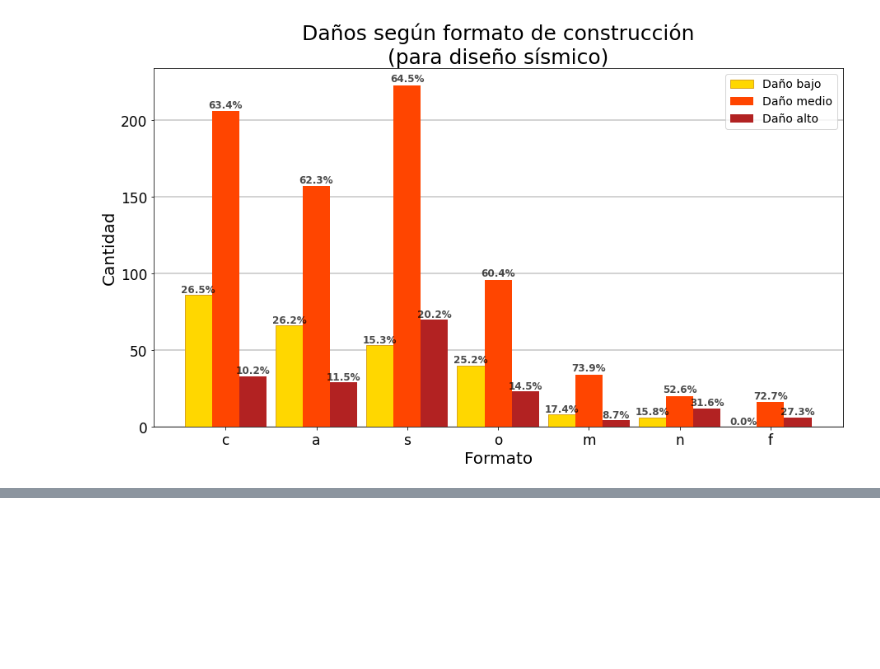
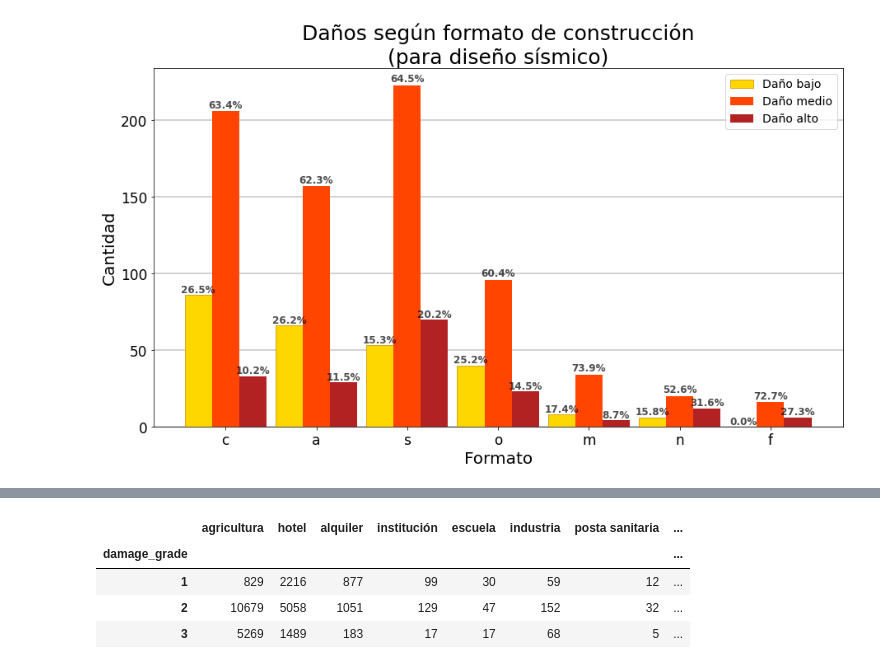
Before and after one commit to ffelfis/OrgaDatosTPs, a Jupyter notebook: TP1/nb_facundo.ipynb, the cells around one changed output, grey strips where cells are left out. Cells and saved outputs as stored; diff of their text form; code cells hidden in the pictures; blank space fills up the shorter version.

Commit message:
Agrega análisis de usos secundarios

```diff
--- a/TP1/nb_facundo.ipynb
+++ b/TP1/nb_facundo.ipynb
@@ -1610,0 +1665,86 @@ plt.show()
+# %%
+columnas = ['has_secondary_use_agriculture', 'has_secondary_use_hotel',
+       'has_secondary_use_rental', 'has_secondary_use_institution',
+       'has_secondary_use_school', 'has_secondary_use_industry',
+       'has_secondary_use_health_post', 'has_secondary_use_gov_office',
+       'has_secondary_use_use_police', 'has_secondary_use_other',
+       'damage_grade']
+
+df_secondary = df[columnas]
+# %%
+# Se arma Datafrae de daños para edificaciones con usos secundarios
+df_dmg_by_sec_use = df_secondary\
+  .loc[: , ['has_secondary_use_agriculture', 'damage_grade']]\
+  .groupby('damage_grade').agg({'has_secondary_use_agriculture':'sum'})\
+  .rename(columns={'has_secondary_use_agriculture':'agricultura'})
+
+df_dmg_by_sec_use = df_dmg_by_sec_use\
+  .merge(df_secondary\
+         .loc[: , ['has_secondary_use_hotel', 'damage_grade']]\
+         .groupby('damage_grade').agg({'has_secondary_use_hotel':'sum'})\
+         .rename(columns={'has_secondary_use_hotel':'hotel'}), \
+         on='damage_grade', how='left')
+
+df_dmg_by_sec_use = df_dmg_by_sec_use\
+  .merge(df_secondary\
+         .loc[: , ['has_secondary_use_rental', 'damage_grade']]\
+         .groupby('damage_grade').agg({'has_secondary_use_rental':'sum'})\
+         .rename(columns={'has_secondary_use_rental':'alquiler'}), \
+         on='damage_grade', how='left')
+
+df_dmg_by_sec_use = df_dmg_by_sec_use\
+  .merge(df_secondary\
+         .loc[: , ['has_secondary_use_institution', 'damage_grade']]\
+         .groupby('damage_grade').agg({'has_secondary_use_institution':'sum'})\
+         .rename(columns={'has_secondary_use_institution':'institución'}), \
+         on='damage_grade', how='left')
+
+df_dmg_by_sec_use = df_dmg_by_sec_use\
+  .merge(df_secondary\
+         .loc[: , ['has_secondary_use_school', 'damage_grade']]\
+         .groupby('damage_grade').agg({'has_secondary_use_school':'sum'})\
+         .rename(columns={'has_secondary_use_school':'escuela'}), \
+         on='damage_grade', how='left')
+
+df_dmg_by_sec_use = df_dmg_by_sec_use\
+  .merge(df_secondary\
+         .loc[: , ['has_secondary_use_industry', 'damage_grade']]\
+         .groupby('damage_grade').agg({'has_secondary_use_industry':'sum'})\
+         .rename(columns={'has_secondary_use_industry':'industria'}), \
+         on='damage_grade', how='left')
+
+df_dmg_by_sec_use = df_dmg_by_sec_use\
+  .merge(df_secondary\
+         .loc[: , ['has_secondary_use_health_post', 'damage_grade']]\
+         .groupby('damage_grade').agg({'has_secondary_use_health_post':'sum'})\
+         .rename(columns={'has_secondary_use_health_post':'posta sanitaria'}), \
+         on='damage_grade', how='left')
+
+df_dmg_by_sec_use = df_dmg_by_sec_use\
+  .merge(df_secondary\
+         .loc[: , ['has_secondary_use_gov_office', 'damage_grade']]\
+         .groupby('damage_grade').agg({'has_secondary_use_gov_office':'sum'})\
+         .rename(columns={'has_secondary_use_gov_office':'oficina guvernamental'}), \
+         on='damage_grade', how='left')
+
+df_dmg_by_sec_use = df_dmg_by_sec_use\
+  .merge(df_secondary\
+         .loc[: , ['has_secondary_use_use_police', 'damage_grade']]\
+         .groupby('damage_grade').agg({'has_secondary_use_use_police':'sum'})\
+         .rename(columns={'has_secondary_use_use_police':'estación de policía'}), \
+         on='damage_grade', how='left')
+
+df_dmg_by_sec_use = df_dmg_by_sec_use\
+  .merge(df_secondary\
+         .loc[: , ['has_secondary_use_other', 'damage_grade']]\
+         .groupby('damage_grade').agg({'has_secondary_use_other':'sum'})\
+         .rename(columns={'has_secondary_use_other':'otro'}), \
+         on='damage_grade', how='left')
+
+df_dmg_by_sec_use
+# %% [output]
+|  | agricultura | hotel | alquiler | institución | escuela | industria | posta sanitaria | ... |
+| damage_grade |  |  |  |  |  |  |  | ... |
+| 1 | 829 | 2216 | 877 | 99 | 30 | 59 | 12 | ... |
+| 2 | 10679 | 5058 | 1051 | 129 | 47 | 152 | 32 | ... |
+| 3 | 5269 | 1489 | 183 | 17 | 17 | 68 | 5 | ... |
```
Also changed, not shown: parts of 13 cells of this notebook.
